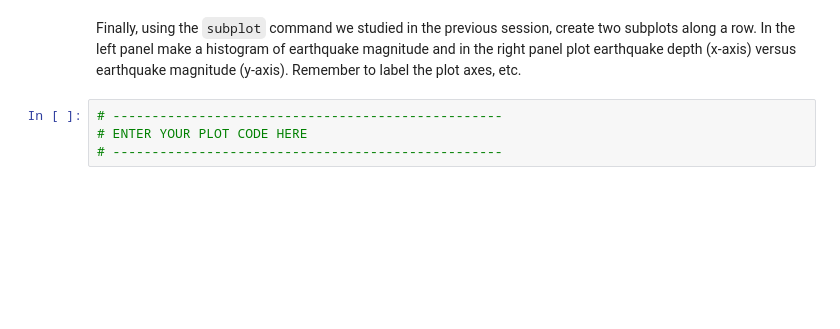
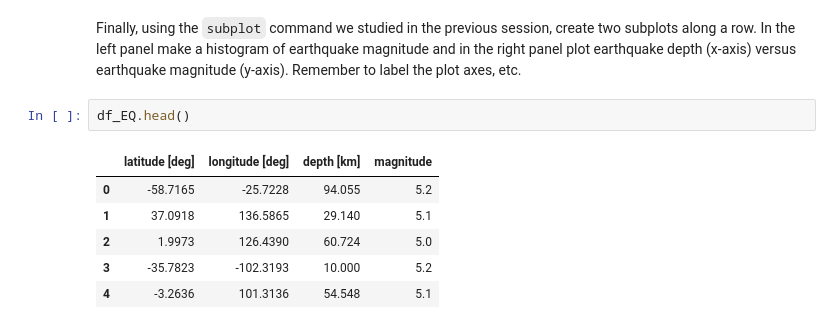
Before and after one commit to JBorean11/EMSC2010-W3-P2, a Jupyter notebook: EMSC2010_W3_P2_NB1_u7926254.ipynb, the cells around one changed output. Cells and saved outputs as stored; diff of their text form; blank space fills up the shorter version.

````diff
--- a/EMSC2010_W3_P2_NB1_u7926254.ipynb
+++ b/EMSC2010_W3_P2_NB1_u7926254.ipynb
@@ -165,6 +347,11 @@ with
 # %% [markdown]
 Finally, using the ```subplot``` command we studied in the previous session, create two subplots along a row. In the left panel make a histogram of earthquake magnitude and in the right panel plot earthquake depth (x-axis) versus earthquake magnitude (y-axis). Remember to label the plot axes, etc.
-# %%
-# --------------------------------------------------
-# ENTER YOUR PLOT CODE HERE
-# --------------------------------------------------
+# %%
+df_EQ.head()
+# %% [output]
+|  | latitude [deg] | longitude [deg] | depth [km] | magnitude |
+| 0 | -58.7165 | -25.7228 | 94.055 | 5.2 |
+| 1 | 37.0918 | 136.5865 | 29.140 | 5.1 |
+| 2 | 1.9973 | 126.4390 | 60.724 | 5.0 |
+| 3 | -35.7823 | -102.3193 | 10.000 | 5.2 |
+| 4 | -3.2636 | 101.3136 | 54.548 | 5.1 |
````
Also changed, not shown: parts of 7 cells of this notebook.
